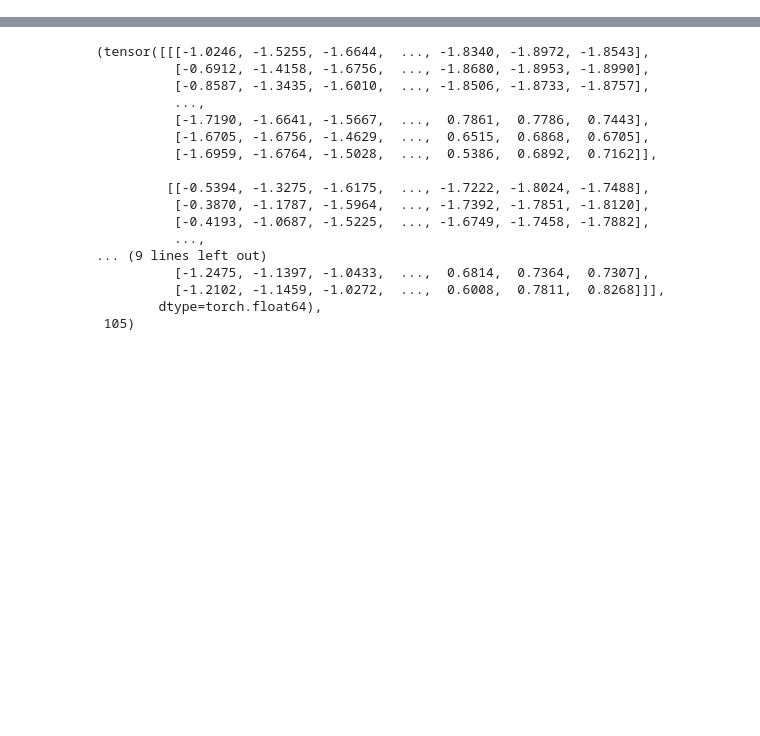
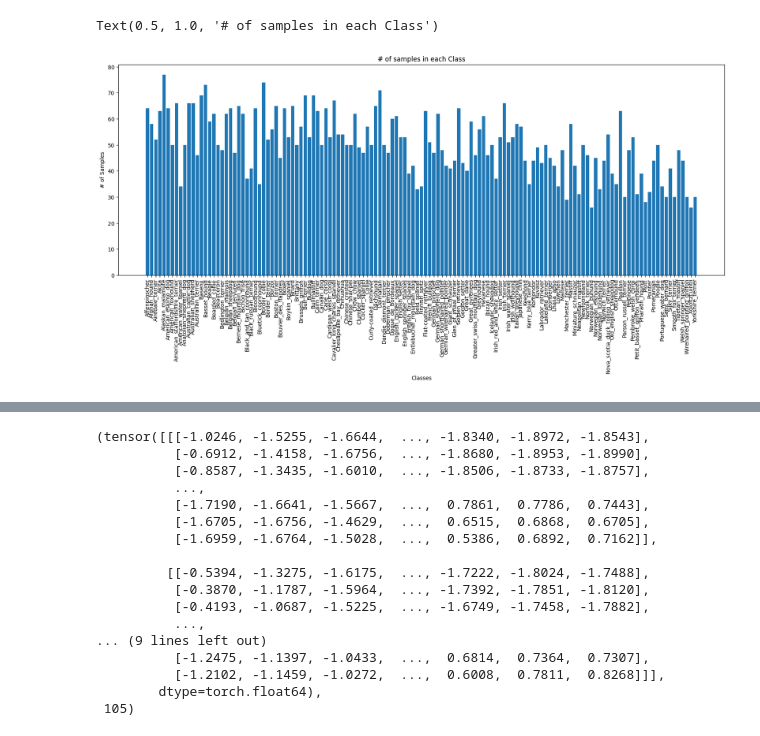
Before and after one commit to T-rex007/UdacityProject3, a Jupyter notebook: dataloader.ipynb, the cells around one changed output, grey strips where cells are left out. Drawn from its saved outputs; the diff is of its cells as text; code cells hidden in the pictures; blank space fills up the shorter version.

```diff
--- a/dataloader.ipynb
+++ b/dataloader.ipynb
@@ -55,0 +100,16 @@ meta_data_dict_test = create_meta_dict(TEST_PATH, PATH_BINDER, test_class_folder
+# %%
+freqs = list(train_freq_dict.values())
+xticks = list(train_freq_dict.keys())
+
+fig, ax = plt.subplots(figsize=(20, 7))
+ax.set_xticklabels(xticks, rotation = "vertical")
+# fig = plt.figure(figsize=(50, 7))
+# fig.set_xticklabels()
+ax.bar(xticks,freqs, orientation='vertical')
+
+plt.xlabel("Classes")
+plt.ylabel("# of Samples")
+plt.title("# of samples in each Class")
+# %% [output]
+Text(0.5, 1.0, '# of samples in each Class')
+[figure, added]
```
Also changed, not shown: parts of 5 cells of this notebook, 6 other files.
